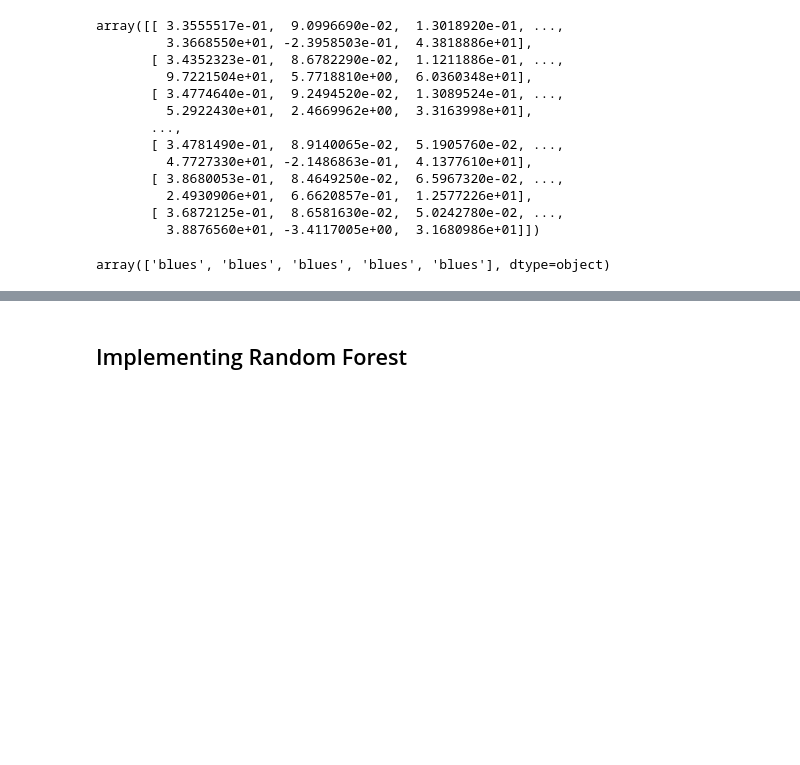
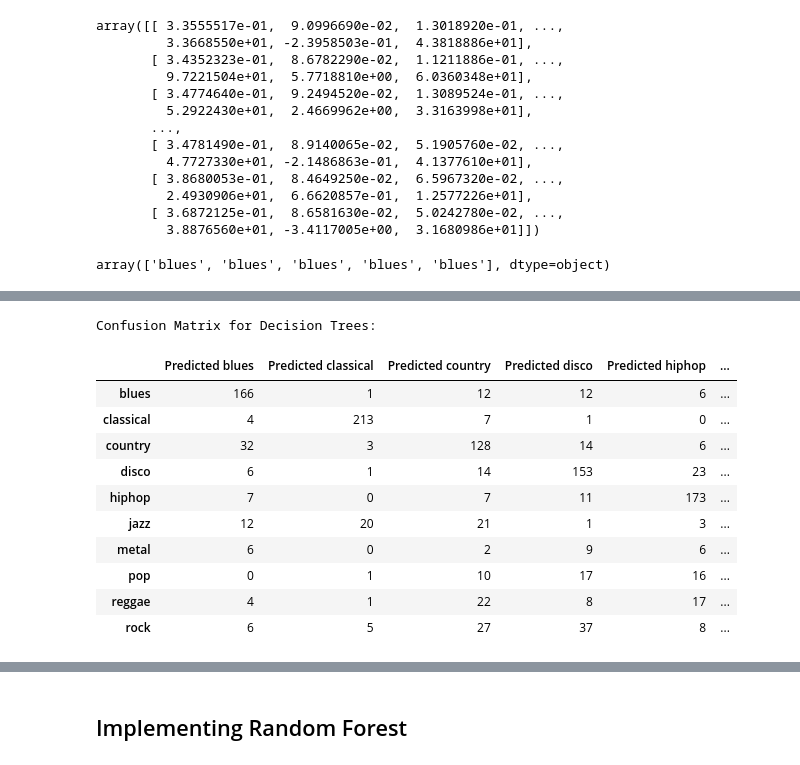
Before and after one commit to mascee/Music_Project, a Jupyter notebook: ML_Olga.ipynb, the cells around one changed output, grey strips where cells are left out. Drawn from its saved outputs; the diff is of its cells as text; code cells hidden in the pictures; blank space fills up the shorter version.

```diff
--- a/ML_Olga.ipynb
+++ b/ML_Olga.ipynb
@@ -82,0 +122,25 @@ array(['blues', 'blues', 'blues', 'blues', 'blues'], dtype=object)
+# %%
+# Calculate confusion matrix. AI helped me to modify confusion matrix from my original
+cm = confusion_matrix(y_test, y_pred)
+
+# Use unique class labels for the confusion matrix
+class_labels = sorted(set(y))
+cm_df = pd.DataFrame(cm, index=[f"{label}" for label in class_labels],
+                         columns=[f"Predicted {label}" for label in class_labels])
+
+# Confusion matrix
+print("Confusion Matrix for Decision Trees:")
+cm_df.head(11)
+# %% [output]
+Confusion Matrix for Decision Trees:
+|  | Predicted blues | Predicted classical | Predicted country | Predicted disco | Predicted hiphop | ... |
+| blues | 166 | 1 | 12 | 12 | 6 | ... |
+| classical | 4 | 213 | 7 | 1 | 0 | ... |
+| country | 32 | 3 | 128 | 14 | 6 | ... |
+| disco | 6 | 1 | 14 | 153 | 23 | ... |
+| hiphop | 7 | 0 | 7 | 11 | 173 | ... |
+| jazz | 12 | 20 | 21 | 1 | 3 | ... |
+| metal | 6 | 0 | 2 | 9 | 6 | ... |
+| pop | 0 | 1 | 10 | 17 | 16 | ... |
+| reggae | 4 | 1 | 22 | 8 | 17 | ... |
+| rock | 6 | 5 | 27 | 37 | 8 | ... |
```
Also changed, not shown: parts of 17 cells of this notebook, 11 other files.
